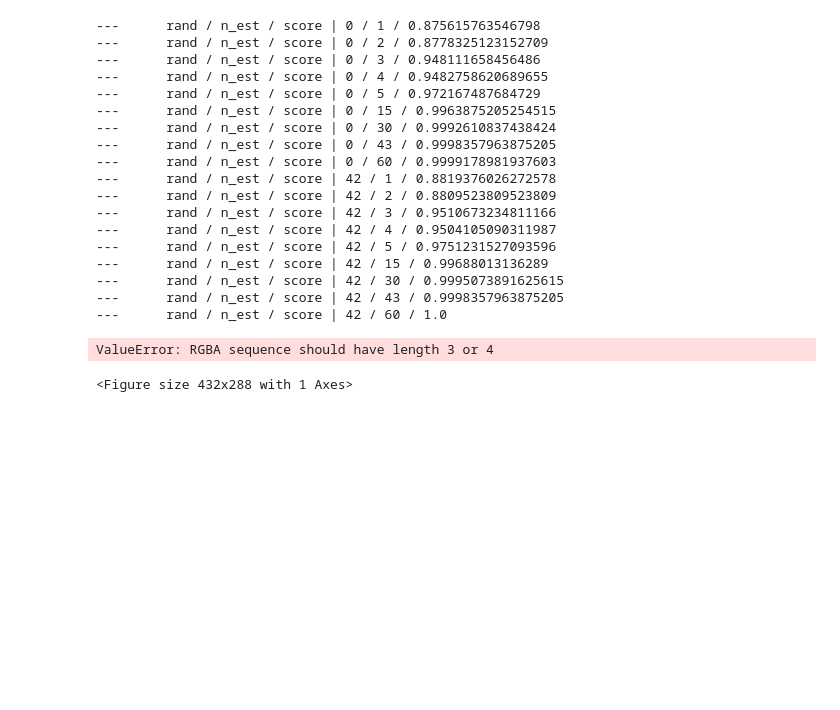
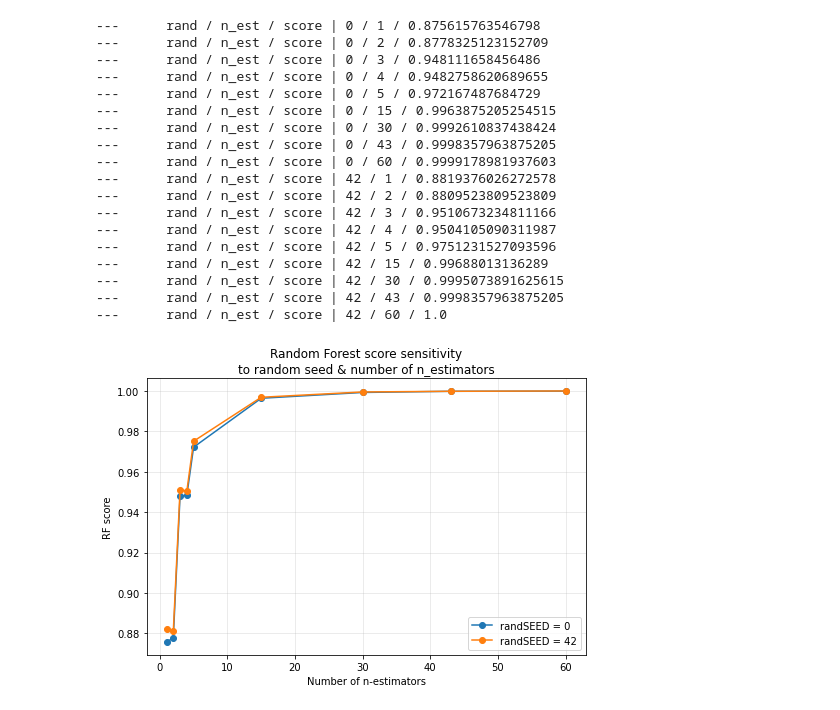
Before and after one commit to i-am-phoenix/Credit_Risc_Prediction--Supervied_ML, a Jupyter notebook: Credit Risk Evaluator.ipynb, the cells around one changed output. Cells and saved outputs as stored; diff of their text form; code cells hidden in the pictures; blank space fills up the shorter version.

```diff
--- a/Credit Risk Evaluator.ipynb
+++ b/Credit Risk Evaluator.ipynb
@@ -128,9 +132,9 @@ I hypothesize that Random Forest, due to its ability to better handle highly mul
 # First, importing relevant models from sklearn
 from sklearn.linear_model import LogisticRegression
 
-classifier = LogisticRegression()
-classifier.fit(X_train_dummy,y_train_label)
-print(f"---\nLogistic regression score:\t{classifier.score(X_train_dummy,y_train_label)}\n---")
+clf_LR = LogisticRegression()
+clf_LR.fit(X_train_dummy,y_train_label)
+print(f"---\nLogistic regression score:\t{clf_LR.score(X_train_dummy,y_train_label)}\n---")
 # %% [output]
 ---
 Logistic regression score:      0.6485221674876848
@@ -146,32 +150,30 @@ Please also refer to the documentation for alternative solver options:
 # Train a Random Forest Classifier model and print the model score
 from sklearn.ensemble import RandomForestClassifier
 
-clf = RandomForestClassifier(random_state=0,n_estimators=43)
-clf.fit(X_train_dummy,y_train_label)
-print(f"---\nRandom Forest score:\t{clf.score(X_train_dummy,y_train_label)}\n---")
+clf_RF = RandomForestClassifier(random_state=0,n_estimators=43)
+clf_RF.fit(X_train_dummy,y_train_label)
+print(f"---\nRandom Forest score:\t{clf_RF.score(X_train_dummy,y_train_label)}\n---")
 # %% [output]
 ---
 Random Forest score:    0.9998357963875205
 ---
 # %%
-# I wanted to look at RF score sensitivity to random seed and number of n_estimators
+# Investigating RF score sensitivity to random seed & number of n_estimators
 RAND = []
 N_EST = []
 SC = []
 
 for rnd in [0, 42]:
     for nest in [1, 2, 3, 4, 5, 15, 30, 43, 60]:
-        my_clf = RandomForestClassifier(random_state=rnd,n_estimators=nest)
-        my_clf.fit(X_train_dummy,y_train_label)
-        score = my_clf.score(X_train_dummy,y_train_label)
+        my_clf_RF = RandomForestClassifier(random_state=rnd,n_estimators=nest)
+        my_clf_RF.fit(X_train_dummy,y_train_label)
+        score = my_clf_RF.score(X_train_dummy,y_train_label)
 
         RAND.append(rnd)
         N_EST.append(nest)
         SC.append(score)
 
         print(f"---\t rand / n_est / score | {rnd} / {nest} / {score}")
-
-summary = pd.DataFrame({'rnd':RAND, 'n_est': N_EST, 'score': SC})
 # %% [output]
 ---      rand / n_est / score | 0 / 1 / 0.875615763546798
 ---      rand / n_est / score | 0 / 2 / 0.8778325123152709
@@ -191,11 +193,3 @@ summary = pd.DataFrame({'rnd':RAND, 'n_est': N_EST, 'score': SC})
 ---      rand / n_est / score | 42 / 30 / 0.9995073891625615
 ---      rand / n_est / score | 42 / 43 / 0.9998357963875205
 ---      rand / n_est / score | 42 / 60 / 1.0
-# %%
-import matplotlib.pyplot as plt
-plt.plot(summary['n_est'], summary['score'], 'k--o', c=summary['rnd'])
-# plt.colorbar()
-plt.grid(alpha = 0.3)
-# %% [output]
-ValueError: RGBA sequence should have length 3 or 4
-<Figure size 432x288 with 1 Axes>
@@ -203,0 +199,14 @@ ValueError: RGBA sequence should have length 3 or 4
+# %%
+plt.figure(figsize=(7,5))
+
+for r in summary.rnd.unique():
+    plt.plot(summary[summary['rnd'] == r]['n_est'], summary[summary['rnd'] == r]['score'], '-o', label=f"randSEED = {r}")
+
+    plt.grid(alpha = 0.3)
+plt.legend()
+plt.xlabel('Number of n-estimators')
+plt.ylabel('RF score')
+plt.title('Random Forest score sensitivity\nto random seed & number of n_estimators')
+plt.tight_layout()
+# %% [output]
+[figure, added]
```
Also changed, not shown: parts of 10 cells of this notebook.
